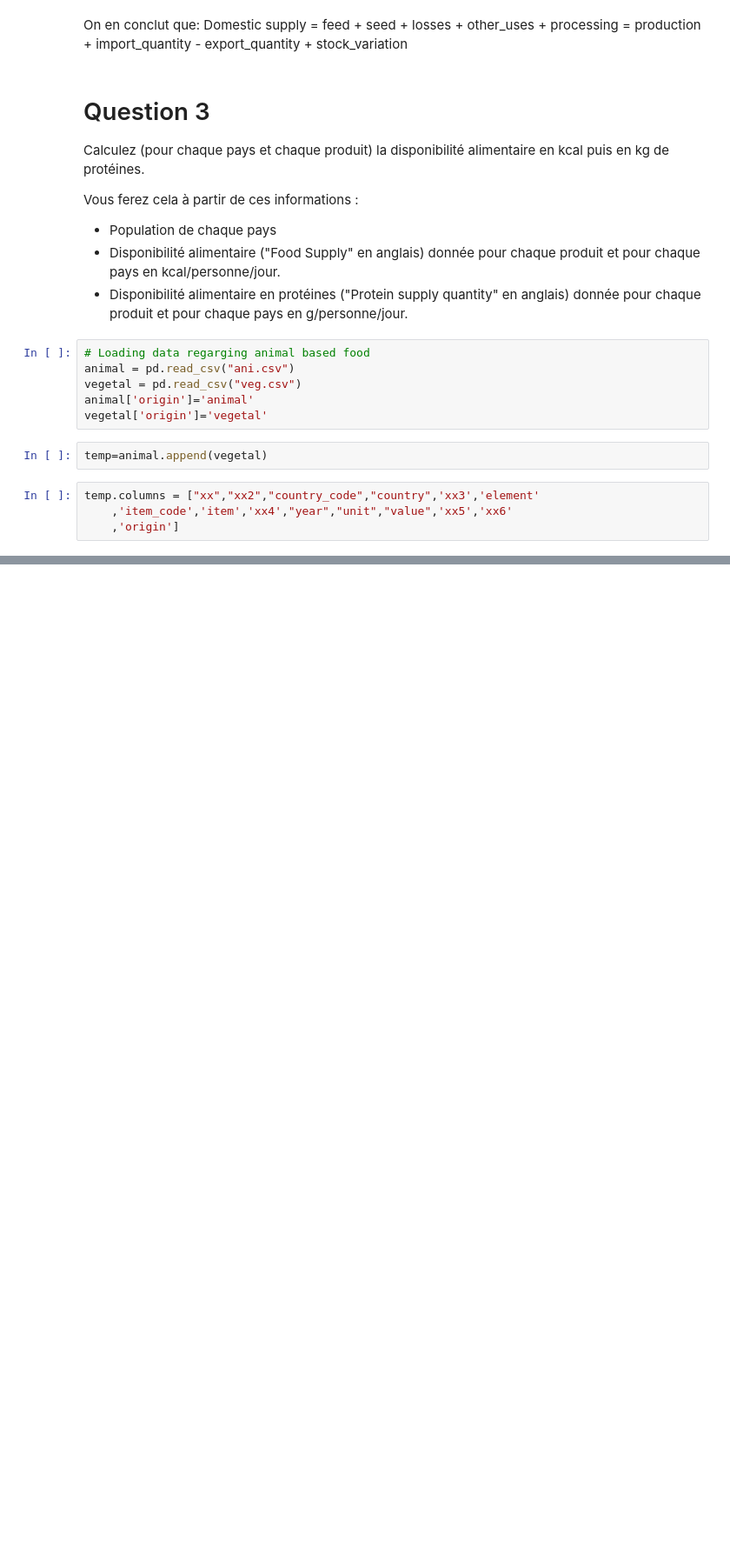
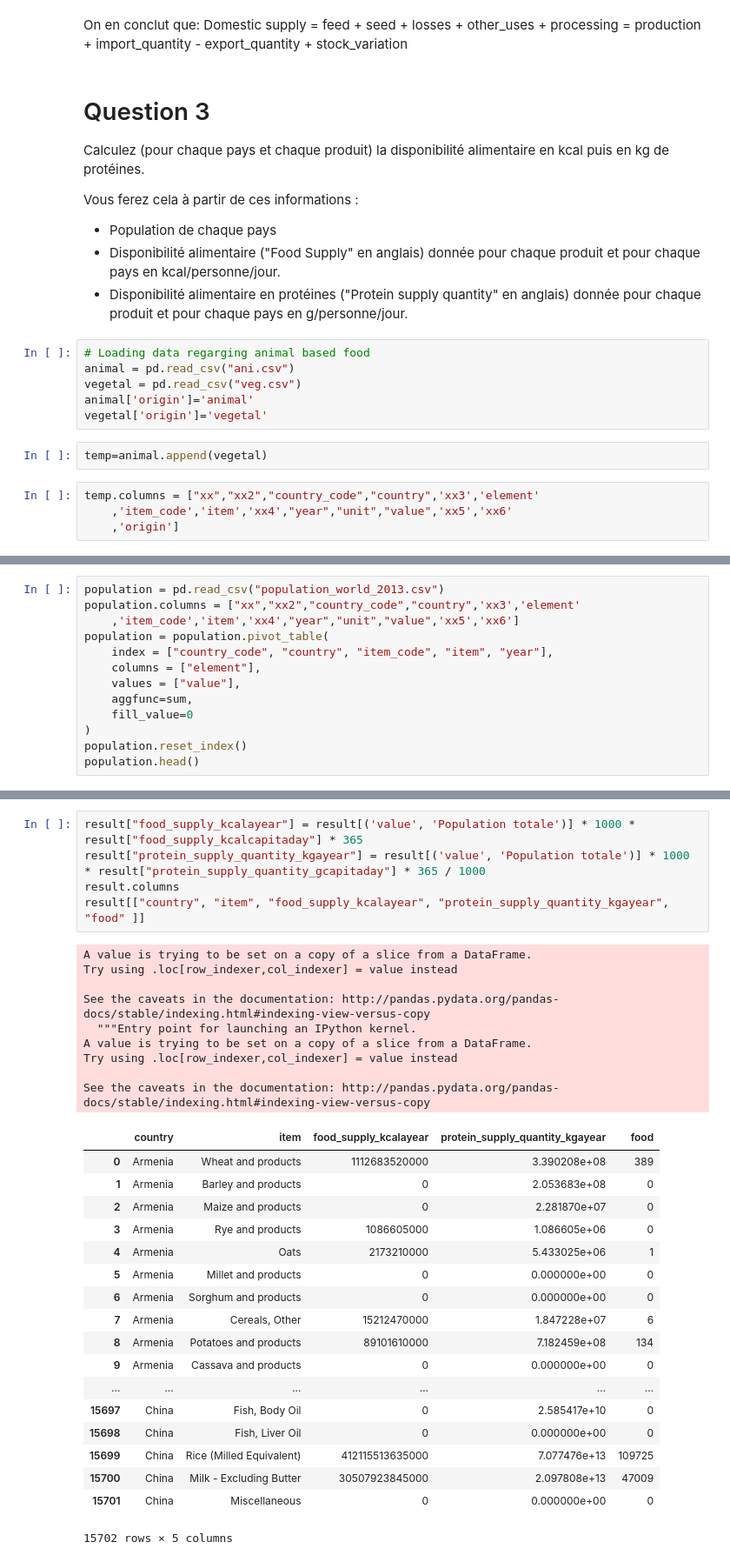
Before and after one commit to Sh4mSh4m/OCR_DA_proj3, a Jupyter notebook: projet3_fao.ipynb, the cells around one changed output, grey strips where cells are left out. Shown at 87% size. Drawn from its saved outputs; the diff is of its cells as text; blank space fills up the shorter version.

```diff
--- a/projet3_fao.ipynb
+++ b/projet3_fao.ipynb
@@ -170,0 +188,13 @@ data = data.reset_index()
+# %%
+population = pd.read_csv("population_world_2013.csv")
+population.columns = ["xx","xx2","country_code","country",'xx3','element'
+    ,'item_code','item','xx4',"year","unit","value",'xx5','xx6']
+population = population.pivot_table(
+    index = ["country_code", "country", "item_code", "item", "year"],
+    columns = ["element"],
+    values = ["value"],
+    aggfunc=sum,
+    fill_value=0
+)
+population.reset_index()
+population.head()
@@ -170,0 +239,33 @@ data = data.reset_index()
+# %%
+result["food_supply_kcalayear"] = result[('value', 'Population totale')] * 1000 * result["food_supply_kcalcapitaday"] * 365
+result["protein_supply_quantity_kgayear"] = result[('value', 'Population totale')] * 1000 * result["protein_supply_quantity_gcapitaday"] * 365 / 1000
+result.columns
+result[["country", "item", "food_supply_kcalayear", "protein_supply_quantity_kgayear", "food" ]]
+# %% [output]
+A value is trying to be set on a copy of a slice from a DataFrame.
+Try using .loc[row_indexer,col_indexer] = value instead
+
+See the caveats in the documentation: http://pandas.pydata.org/pandas-docs/stable/indexing.html#indexing-view-versus-copy
+  """Entry point for launching an IPython kernel.
+A value is trying to be set on a copy of a slice from a DataFrame.
+Try using .loc[row_indexer,col_indexer] = value instead
+
+See the caveats in the documentation: http://pandas.pydata.org/pandas-docs/stable/indexing.html#indexing-view-versus-copy
+|  | country | item | food_supply_kcalayear | protein_supply_quantity_kgayear | food |
+| 0 | Armenia | Wheat and products | 1112683520000 | 3.390208e+08 | 389 |
+| 1 | Armenia | Barley and products | 0 | 2.053683e+08 | 0 |
+| 2 | Armenia | Maize and products | 0 | 2.281870e+07 | 0 |
+| 3 | Armenia | Rye and products | 1086605000 | 1.086605e+06 | 0 |
+| 4 | Armenia | Oats | 2173210000 | 5.433025e+06 | 1 |
+| 5 | Armenia | Millet and products | 0 | 0.000000e+00 | 0 |
+| 6 | Armenia | Sorghum and products | 0 | 0.000000e+00 | 0 |
+| 7 | Armenia | Cereals, Other | 15212470000 | 1.847228e+07 | 6 |
+| 8 | Armenia | Potatoes and products | 89101610000 | 7.182459e+08 | 134 |
+| 9 | Armenia | Cassava and products | 0 | 0.000000e+00 | 0 |
+| ... | ... | ... | ... | ... | ... |
+| 15697 | China | Fish, Body Oil | 0 | 2.585417e+10 | 0 |
+| 15698 | China | Fish, Liver Oil | 0 | 0.000000e+00 | 0 |
+| 15699 | China | Rice (Milled Equivalent) | 412115513635000 | 7.077476e+13 | 109725 |
+| 15700 | China | Milk - Excluding Butter | 30507923845000 | 2.097808e+13 | 47009 |
+| 15701 | China | Miscellaneous | 0 | 0.000000e+00 | 0 |
+15702 rows × 5 columns
```
Also changed, not shown: parts of 43 cells of this notebook.
